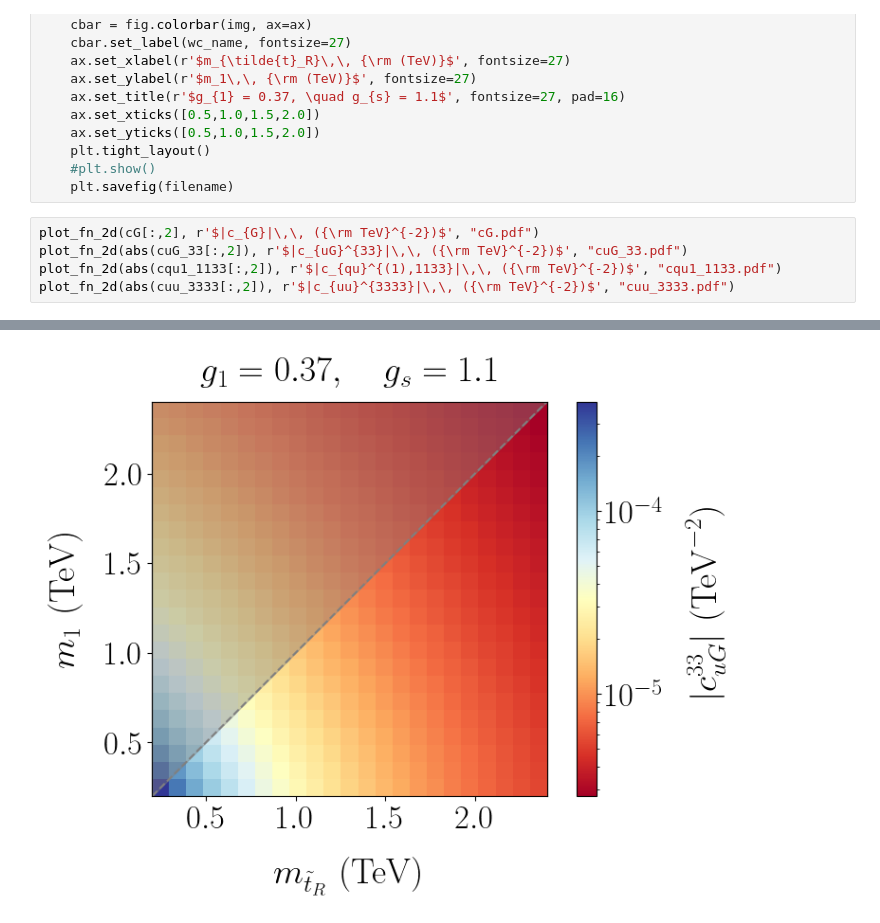
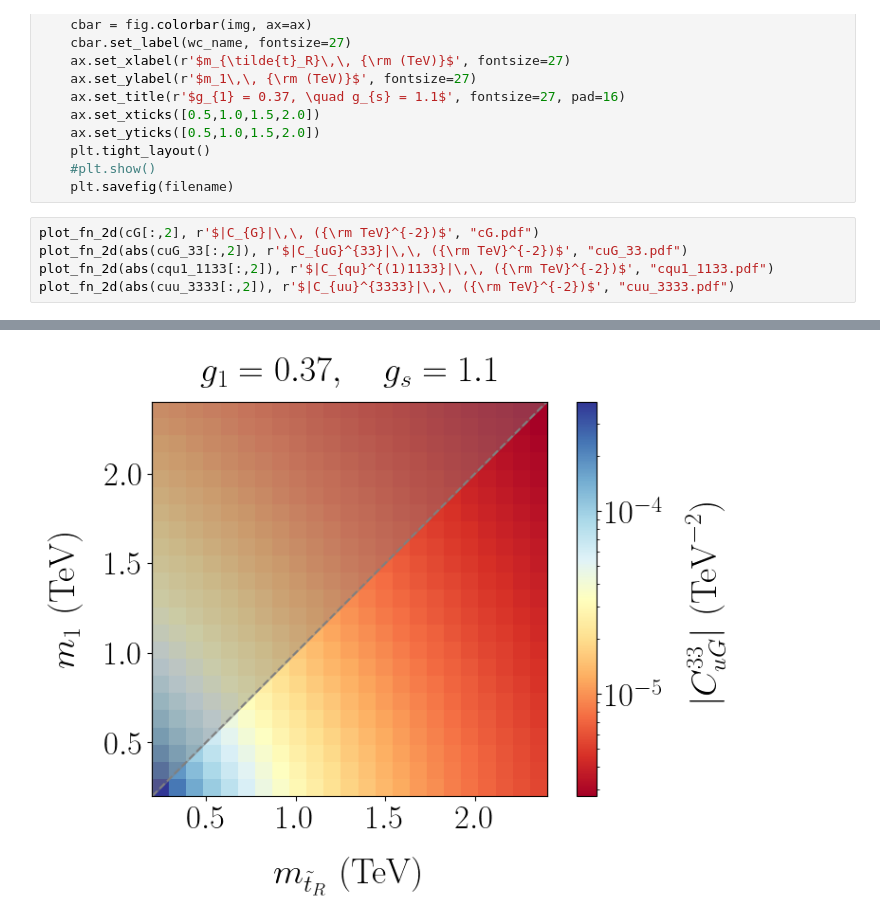
Before and after one commit to BSM-EFT/OperatorToCpp, a Jupyter notebook: plots/plots.ipynb, the cells around one changed output, grey strips where cells are left out. Cells and saved outputs as stored; diff of their text form.

```diff
--- a/plots/plots.ipynb
+++ b/plots/plots.ipynb
@@ -58,8 +60,8 @@ def plot_fn_2d(wc_arr, wc_name, filename):
     #plt.show()
     plt.savefig(filename)
 # %%
-plot_fn_2d(cG[:,2], r'$|c_{G}|\,\, ({\rm TeV}^{-2})$', "cG.pdf")
-plot_fn_2d(abs(cuG_33[:,2]), r'$|c_{uG}^{33}|\,\, ({\rm TeV}^{-2})$', "cuG_33.pdf")
-plot_fn_2d(abs(cqu1_1133[:,2]), r'$|c_{qu}^{(1),1133}|\,\, ({\rm TeV}^{-2})$', "cqu1_1133.pdf")
-plot_fn_2d(abs(cuu_3333[:,2]), r'$|c_{uu}^{3333}|\,\, ({\rm TeV}^{-2})$', "cuu_3333.pdf")
+plot_fn_2d(cG[:,2], r'$|C_{G}|\,\, ({\rm TeV}^{-2})$', "cG.pdf")
+plot_fn_2d(abs(cuG_33[:,2]), r'$|C_{uG}^{33}|\,\, ({\rm TeV}^{-2})$', "cuG_33.pdf")
+plot_fn_2d(abs(cqu1_1133[:,2]), r'$|C_{qu}^{(1)1133}|\,\, ({\rm TeV}^{-2})$', "cqu1_1133.pdf")
+plot_fn_2d(abs(cuu_3333[:,2]), r'$|C_{uu}^{3333}|\,\, ({\rm TeV}^{-2})$', "cuu_3333.pdf")
 # %% [output]
@@ -67 +69 @@ plot_fn_2d(abs(cuu_3333[:,2]), r'$|c_{uu}^{3333}|\,\, ({\rm TeV}^{-2})$', "cuu_3
-[figure, old version]
+[figure, new version]
```
Also changed, not shown: parts of 11 cells of this notebook, 8 other files.
